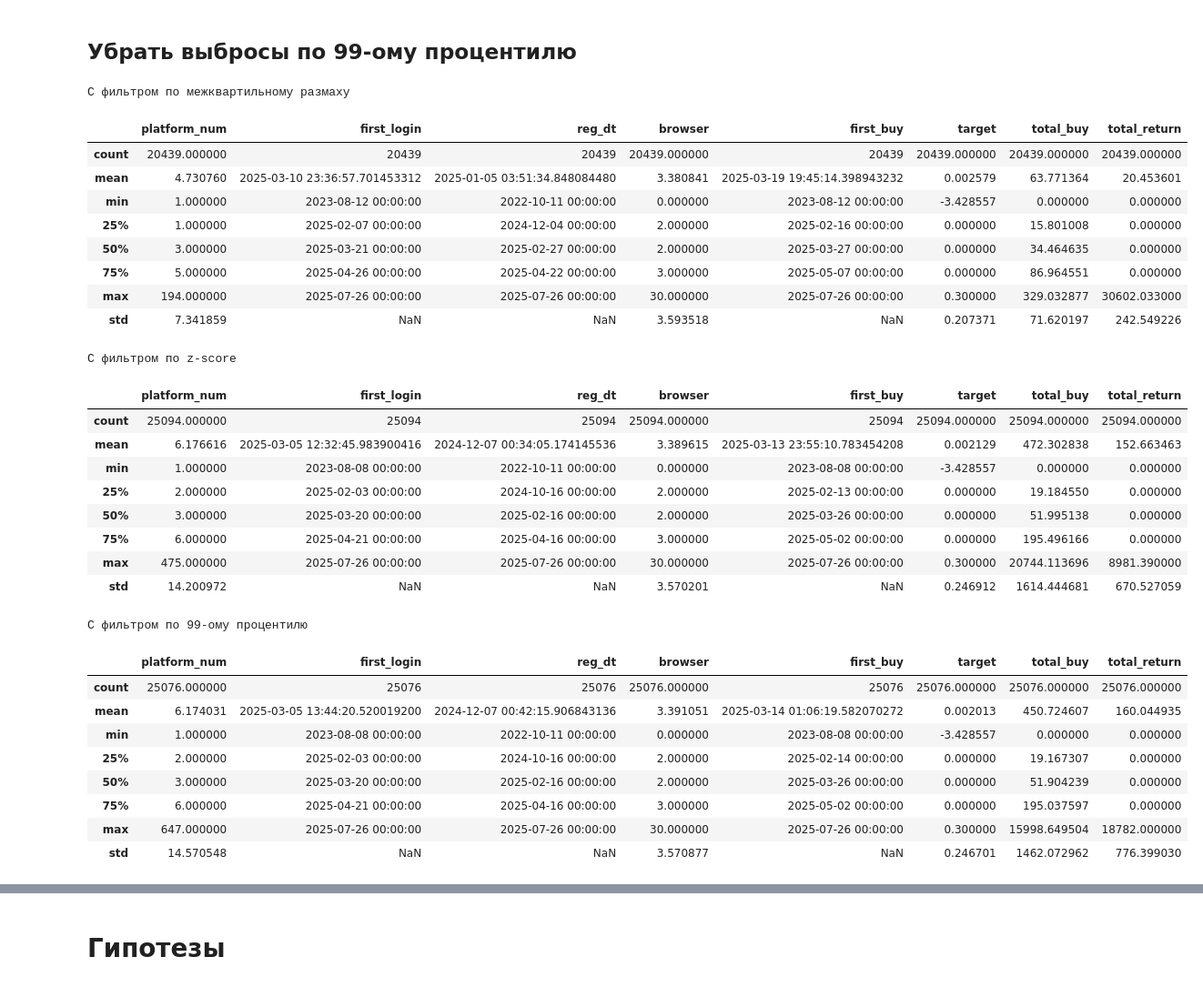
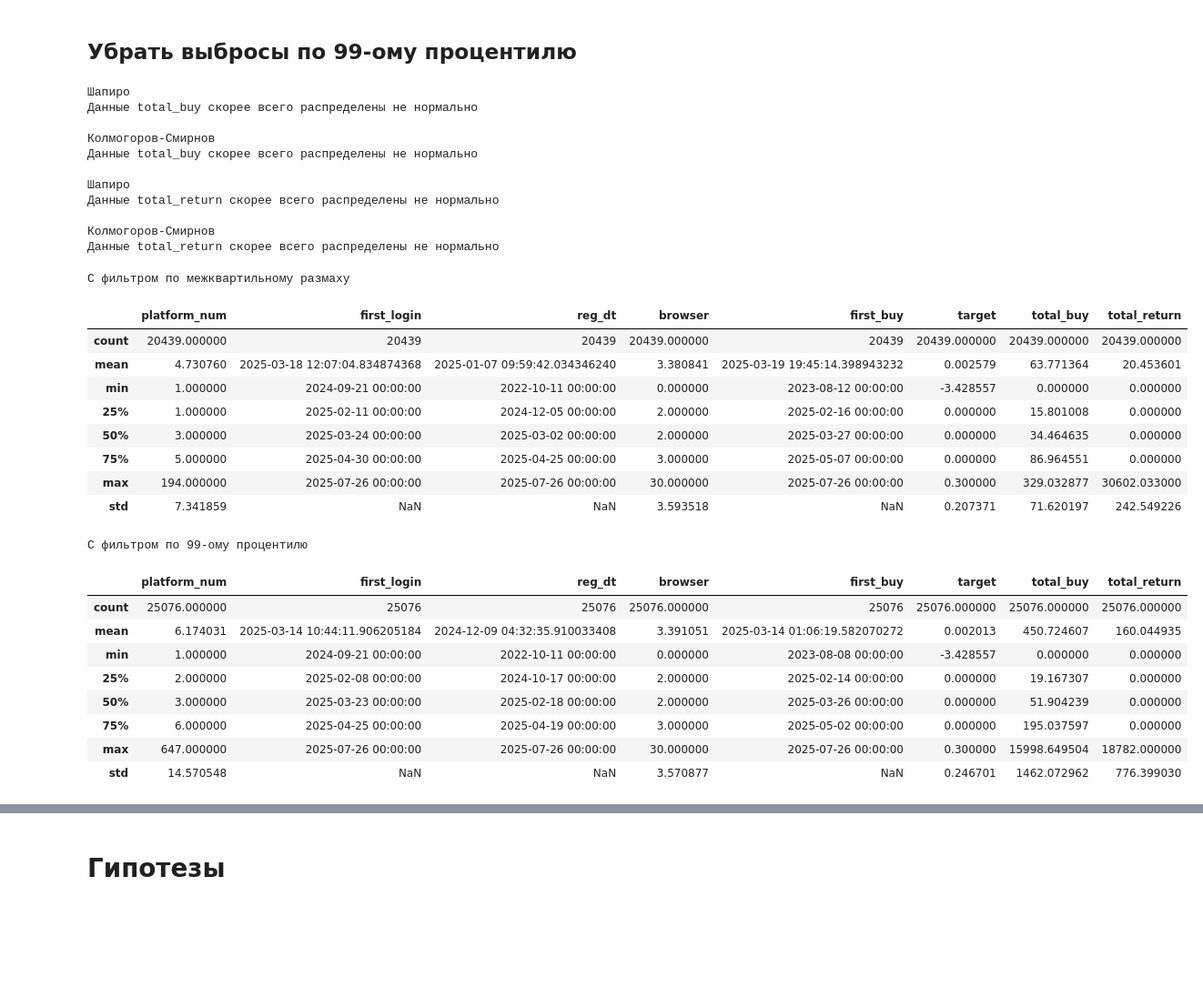
Before and after one commit to Lilya-te/DS-workshop2025, a Jupyter notebook: Checkpoint2_team1.ipynb, the cells around one changed output, grey strips where cells are left out. Shown at 91% size. Cells and saved outputs as stored; diff of their text form; code cells hidden in the pictures; blank space fills up the shorter version.

```diff
--- a/Checkpoint2_team1.ipynb
+++ b/Checkpoint2_team1.ipynb
@@ -135,6 +135,3 @@ def iqr_filter(dataset, col):
-# %%
-df_cleaned.loc[(df_cleaned['reg_dt'] > df_cleaned['first_buy']), ['reg_dt']] = df_cleaned['first_buy']
-df_cleaned.loc[(df_cleaned['first_login'] > df_cleaned['first_buy']), ['first_login']] = df_cleaned['first_buy']
 # %% [markdown]
 ## Убрать выбросы по межквартильному размаху
 # %%
@@ -189,44 +160,49 @@ kstest_check(df_zcore_filtered, 'total_return')
 q99 = df_cleaned["total_buy"].quantile(0.99)
 df_q99_filtered = df_cleaned[df_cleaned["total_buy"] < q99]
 df_q99_filtered = df_q99_filtered.drop([383]) # ручная чистка выброса, не отсечённого процентилем
+
+shapiro_check(df_q99_filtered, 'total_buy')
+kstest_check(df_q99_filtered, 'total_buy')
+shapiro_check(df_q99_filtered, 'total_return')
+kstest_check(df_q99_filtered, 'total_return')
+# %% [output]
+Шапиро
+Данные total_buy скорее всего распределены не нормально
+
+Колмогоров-Смирнов
+Данные total_buy скорее всего распределены не нормально
+
+Шапиро
+Данные total_return скорее всего распределены не нормально
+
+Колмогоров-Смирнов
+Данные total_return скорее всего распределены не нормально
 # %%
 print('С фильтром по межквартильному размаху')
 display(df_cleaned_iqr.describe())
-print('С фильтром по z-score')
-display(df_zcore_filtered.describe())
 print('С фильтром по 99-ому процентилю')
 display(df_q99_filtered.describe())
 # %% [output]
 С фильтром по межквартильному размаху
 |  | platform_num | first_login | reg_dt | browser | first_buy | target | total_buy | total_return |
 | count | 20439.000000 | 20439 | 20439 | 20439.000000 | 20439 | 20439.000000 | 20439.000000 | 20439.000000 |
-| mean | 4.730760 | 2025-03-10 23:36:57.701453312 | 2025-01-05 03:51:34.848084480 | 3.380841 | 2025-03-19 19:45:14.398943232 | 0.002579 | 63.771364 | 20.453601 |
-| min | 1.000000 | 2023-08-12 00:00:00 | 2022-10-11 00:00:00 | 0.000000 | 2023-08-12 00:00:00 | -3.428557 | 0.000000 | 0.000000 |
-| 25% | 1.000000 | 2025-02-07 00:00:00 | 2024-12-04 00:00:00 | 2.000000 | 2025-02-16 00:00:00 | 0.000000 | 15.801008 | 0.000000 |
-| 50% | 3.000000 | 2025-03-21 00:00:00 | 2025-02-27 00:00:00 | 2.000000 | 2025-03-27 00:00:00 | 0.000000 | 34.464635 | 0.000000 |
-| 75% | 5.000000 | 2025-04-26 00:00:00 | 2025-04-22 00:00:00 | 3.000000 | 2025-05-07 00:00:00 | 0.000000 | 86.964551 | 0.000000 |
+| mean | 4.730760 | 2025-03-18 12:07:04.834874368 | 2025-01-07 09:59:42.034346240 | 3.380841 | 2025-03-19 19:45:14.398943232 | 0.002579 | 63.771364 | 20.453601 |
+| min | 1.000000 | 2024-09-21 00:00:00 | 2022-10-11 00:00:00 | 0.000000 | 2023-08-12 00:00:00 | -3.428557 | 0.000000 | 0.000000 |
+| 25% | 1.000000 | 2025-02-11 00:00:00 | 2024-12-05 00:00:00 | 2.000000 | 2025-02-16 00:00:00 | 0.000000 | 15.801008 | 0.000000 |
+| 50% | 3.000000 | 2025-03-24 00:00:00 | 2025-03-02 00:00:00 | 2.000000 | 2025-03-27 00:00:00 | 0.000000 | 34.464635 | 0.000000 |
+| 75% | 5.000000 | 2025-04-30 00:00:00 | 2025-04-25 00:00:00 | 3.000000 | 2025-05-07 00:00:00 | 0.000000 | 86.964551 | 0.000000 |
 | max | 194.000000 | 2025-07-26 00:00:00 | 2025-07-26 00:00:00 | 30.000000 | 2025-07-26 00:00:00 | 0.300000 | 329.032877 | 30602.033000 |
 | std | 7.341859 | NaN | NaN | 3.593518 | NaN | 0.207371 | 71.620197 | 242.549226 |
-С фильтром по z-score
+С фильтром по 99-ому процентилю
 |  | platform_num | first_login | reg_dt | browser | first_buy | target | total_buy | total_return |
-| count | 25094.000000 | 25094 | 25094 | 25094.000000 | 25094 | 25094.000000 | 25094.000000 | 25094.000000 |
-| mean | 6.176616 | 2025-03-05 12:32:45.983900416 | 2024-12-07 00:34:05.174145536 | 3.389615 | 2025-03-13 23:55:10.783454208 | 0.002129 | 472.302838 | 152.663463 |
-| min | 1.000000 | 2023-08-08 00:00:00 | 2022-10-11 00:00:00 | 0.000000 | 2023-08-08 00:00:00 | -3.428557 | 0.000000 | 0.000000 |
-| 25% | 2.000000 | 2025-02-03 00:00:00 | 2024-10-16 00:00:00 | 2.000000 | 2025-02-13 00:00:00 | 0.000000 | 19.184550 | 0.000000 |
-| 50% | 3.000000 | 2025-03-20 00:00:00 | 2025-02-16 00:00:00 | 2.000000 | 2025-03-26 00:00:00 | 0.000000 | 51.995138 | 0.000000 |
-| 75% | 6.000000 | 2025-04-21 00:00:00 | 2025-04-16 00:00:00 | 3.000000 | 2025-05-02 00:00:00 | 0.000000 | 195.496166 | 0.000000 |
-| max | 475.000000 | 2025-07-26 00:00:00 | 2025-07-26 00:00:00 | 30.000000 | 2025-07-26 00:00:00 | 0.300000 | 20744.113696 | 8981.390000 |
-| std | 14.200972 | NaN | NaN | 3.570201 | NaN | 0.246912 | 1614.444681 | 670.527059 |
+| count | 25076.000000 | 25076 | 25076 | 25076.000000 | 25076 | 25076.000000 | 25076.000000 | 25076.000000 |
+| mean | 6.174031 | 2025-03-14 10:44:11.906205184 | 2024-12-09 04:32:35.910033408 | 3.391051 | 2025-03-14 01:06:19.582070272 | 0.002013 | 450.724607 | 160.044935 |
+| min | 1.000000 | 2024-09-21 00:00:00 | 2022-10-11 00:00:00 | 0.000000 | 2023-08-08 00:00:00 | -3.428557 | 0.000000 | 0.000000 |
+| 25% | 2.000000 | 2025-02-08 00:00:00 | 2024-10-17 00:00:00 | 2.000000 | 2025-02-14 00:00:00 | 0.000000 | 19.167307 | 0.000000 |
+| 50% | 3.000000 | 2025-03-23 00:00:00 | 2025-02-18 00:00:00 | 2.000000 | 2025-03-26 00:00:00 | 0.000000 | 51.904239 | 0.000000 |
+| 75% | 6.000000 | 2025-04-25 00:00:00 | 2025-04-19 00:00:00 | 3.000000 | 2025-05-02 00:00:00 | 0.000000 | 195.037597 | 0.000000 |
+| max | 647.000000 | 2025-07-26 00:00:00 | 2025-07-26 00:00:00 | 30.000000 | 2025-07-26 00:00:00 | 0.300000 | 15998.649504 | 18782.000000 |
+| std | 14.570548 | NaN | NaN | 3.570877 | NaN | 0.246701 | 1462.072962 | 776.399030 |
-С фильтром по 99-ому процентилю
-|  | platform_num | first_login | reg_dt | browser | first_buy | target | total_buy | total_return |
-| count | 25076.000000 | 25076 | 25076 | 25076.000000 | 25076 | 25076.000000 | 25076.000000 | 25076.000000 |
-| mean | 6.174031 | 2025-03-05 13:44:20.520019200 | 2024-12-07 00:42:15.906843136 | 3.391051 | 2025-03-14 01:06:19.582070272 | 0.002013 | 450.724607 | 160.044935 |
-| min | 1.000000 | 2023-08-08 00:00:00 | 2022-10-11 00:00:00 | 0.000000 | 2023-08-08 00:00:00 | -3.428557 | 0.000000 | 0.000000 |
-| 25% | 2.000000 | 2025-02-03 00:00:00 | 2024-10-16 00:00:00 | 2.000000 | 2025-02-14 00:00:00 | 0.000000 | 19.167307 | 0.000000 |
-| 50% | 3.000000 | 2025-03-20 00:00:00 | 2025-02-16 00:00:00 | 2.000000 | 2025-03-26 00:00:00 | 0.000000 | 51.904239 | 0.000000 |
-| 75% | 6.000000 | 2025-04-21 00:00:00 | 2025-04-16 00:00:00 | 3.000000 | 2025-05-02 00:00:00 | 0.000000 | 195.037597 | 0.000000 |
-| max | 647.000000 | 2025-07-26 00:00:00 | 2025-07-26 00:00:00 | 30.000000 | 2025-07-26 00:00:00 | 0.300000 | 15998.649504 | 18782.000000 |
-| std | 14.570548 | NaN | NaN | 3.570877 | NaN | 0.246701 | 1462.072962 | 776.399030 |
 # %%
 st.probplot(df_q99_filtered['total_buy'], plot=plt)
 
```
Also changed, not shown: parts of 83 cells of this notebook.
